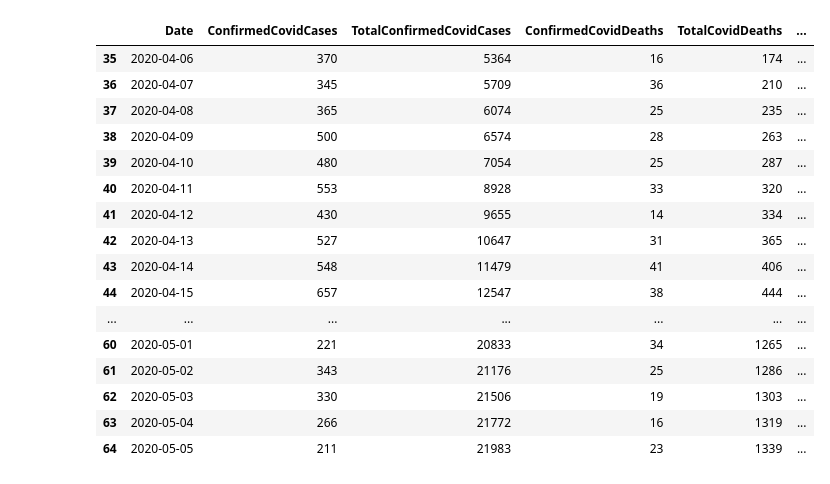
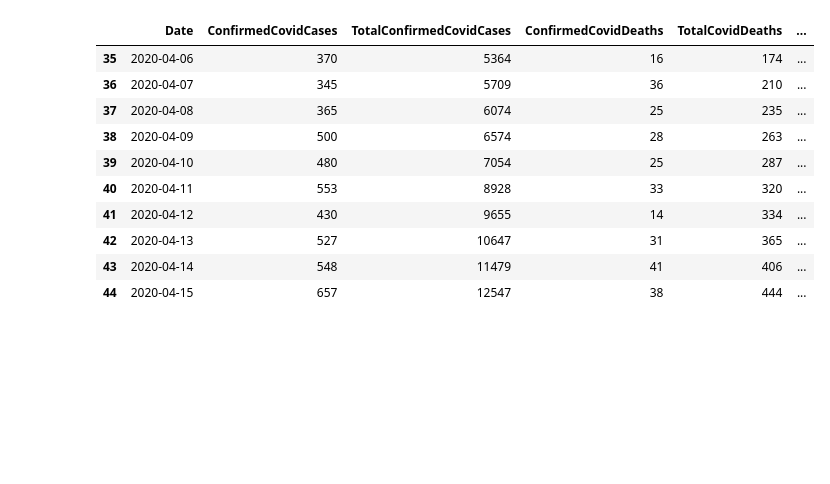
Before and after one commit to davidrelihan/ireland_covid19_analysis, a Jupyter notebook: ireland_c19_analysis.ipynb, the cells around one changed output. Saved outputs shown, nothing was run; the diff lists cells and outputs as text; code cells hidden in the pictures; blank space fills up the shorter version.

```diff
--- a/ireland_c19_analysis.ipynb
+++ b/ireland_c19_analysis.ipynb
@@ -93,40 +93,34 @@ HospitalisedAged15to24 = df_hspc["HospitalisedAged15to24"].diff().clip(0)
 df_hspc.insert(18, "HospitalisedAged15to24_new", HospitalisedAged15to24)
 # HospitalisedAged25to34
 HospitalisedAged25to34 = df_hspc["HospitalisedAged25to34"].diff().clip(0)
 df_hspc.insert(20, "HospitalisedAged25to34_new", HospitalisedAged25to34)
 # HospitalisedAged35to44
 HospitalisedAged35to44 = df_hspc["HospitalisedAged35to44"].diff().clip(0)
 df_hspc.insert(22, "HospitalisedAged35to44_new", HospitalisedAged35to44)
 # HospitalisedAged45to54
 HospitalisedAged45to54 = df_hspc["HospitalisedAged45to54"].diff().clip(0)
 df_hspc.insert(24, "HospitalisedAged45to54_new", HospitalisedAged45to54)
 # HospitalisedAged55to64
 HospitalisedAged55to64 = df_hspc["HospitalisedAged55to64"].diff().clip(0)
 df_hspc.insert(26, "HospitalisedAged55to64_new", HospitalisedAged55to64)
 # HospitalisedAged65up
 HospitalisedAged65up = df_hspc["HospitalisedAged65up"].diff().clip(0)
 df_hspc.insert(28, "HospitalisedAged65up_new", HospitalisedAged65up)
 
 df_hspc = df_hspc.tail(30)
-df_hspc
+df_hspc[:10]
 # %% [output]
 |  | Date | ConfirmedCovidCases | TotalConfirmedCovidCases | ConfirmedCovidDeaths | TotalCovidDeaths | ... |
 | 35 | 2020-04-06 | 370 | 5364 | 16 | 174 | ... |
 | 36 | 2020-04-07 | 345 | 5709 | 36 | 210 | ... |
 | 37 | 2020-04-08 | 365 | 6074 | 25 | 235 | ... |
 | 38 | 2020-04-09 | 500 | 6574 | 28 | 263 | ... |
 | 39 | 2020-04-10 | 480 | 7054 | 25 | 287 | ... |
 | 40 | 2020-04-11 | 553 | 8928 | 33 | 320 | ... |
 | 41 | 2020-04-12 | 430 | 9655 | 14 | 334 | ... |
 | 42 | 2020-04-13 | 527 | 10647 | 31 | 365 | ... |
 | 43 | 2020-04-14 | 548 | 11479 | 41 | 406 | ... |
 | 44 | 2020-04-15 | 657 | 12547 | 38 | 444 | ... |
-| ... | ... | ... | ... | ... | ... | ... |
-| 60 | 2020-05-01 | 221 | 20833 | 34 | 1265 | ... |
-| 61 | 2020-05-02 | 343 | 21176 | 25 | 1286 | ... |
-| 62 | 2020-05-03 | 330 | 21506 | 19 | 1303 | ... |
-| 63 | 2020-05-04 | 266 | 21772 | 16 | 1319 | ... |
-| 64 | 2020-05-05 | 211 | 21983 | 23 | 1339 | ... |
 # %%
 # Daily C19 Hospitilisation by age < 45
 x = df_hspc['Date']
```
Also changed, not shown: parts of 1 cell of this notebook, 1 other file.
